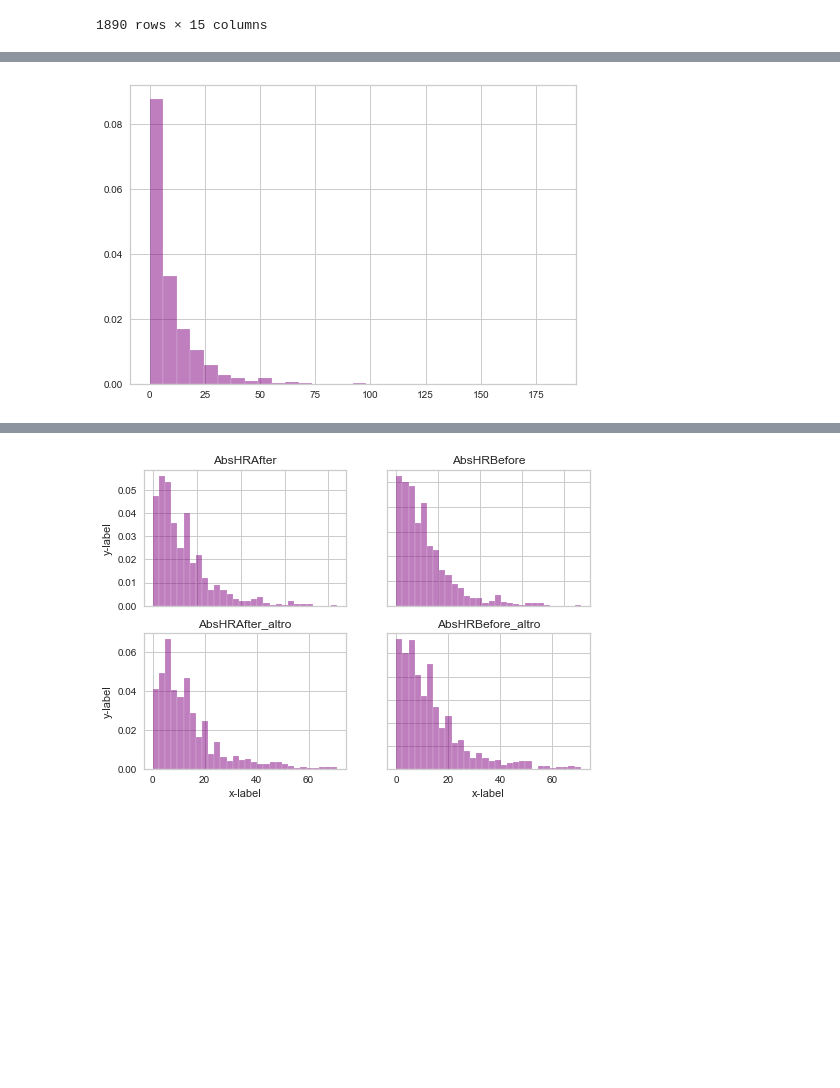
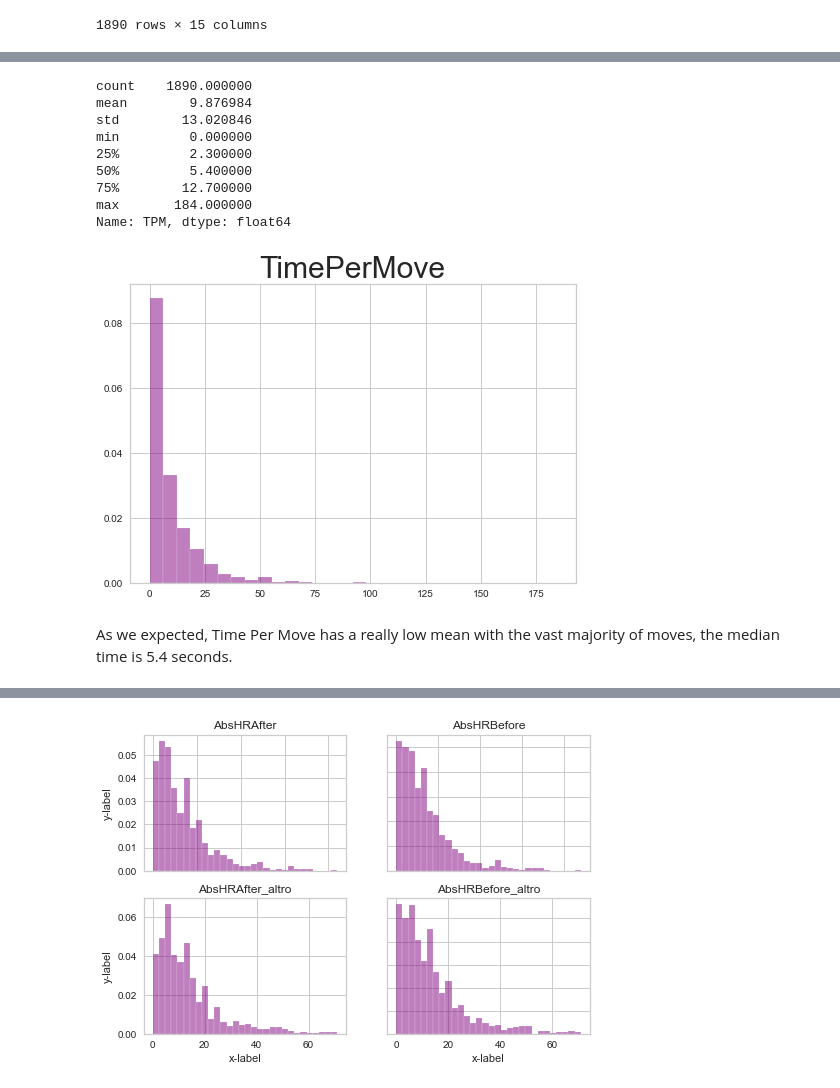
Before and after one commit to tommdim/statistics-101, a Jupyter notebook: project/src/main.ipynb, the cells around one changed output, grey strips where cells are left out. Drawn from its saved outputs; the diff is of its cells as text; code cells hidden in the pictures; blank space fills up the shorter version.

```diff
--- a/project/src/main.ipynb
+++ b/project/src/main.ipynb
@@ -835,4 +807,17 @@ Now we plotted the distributions of the different columns of the dataframe
 # %%
 n, bins, patches = plt.hist(df["TPM"], density = 1, facecolor='purple', edgecolor = 'white', alpha=0.5, label = "TimePerMove", bins = 30)
+title = plt.title('TimePerMove',size = 30)
+df["TPM"].describe()
 # %% [output]
+count    1890.000000
+mean        9.876984
+std        13.020846
+min         0.000000
+25%         2.300000
+50%         5.400000
+75%        12.700000
+max       184.000000
+Name: TPM, dtype: float64
-[figure, old version]
+[figure, new version]
+# %% [markdown]
+As we expected, Time Per Move has a really low mean with the vast majority of moves, the median time is 5.4 seconds.
```
Also changed, not shown: parts of 77 cells of this notebook.
